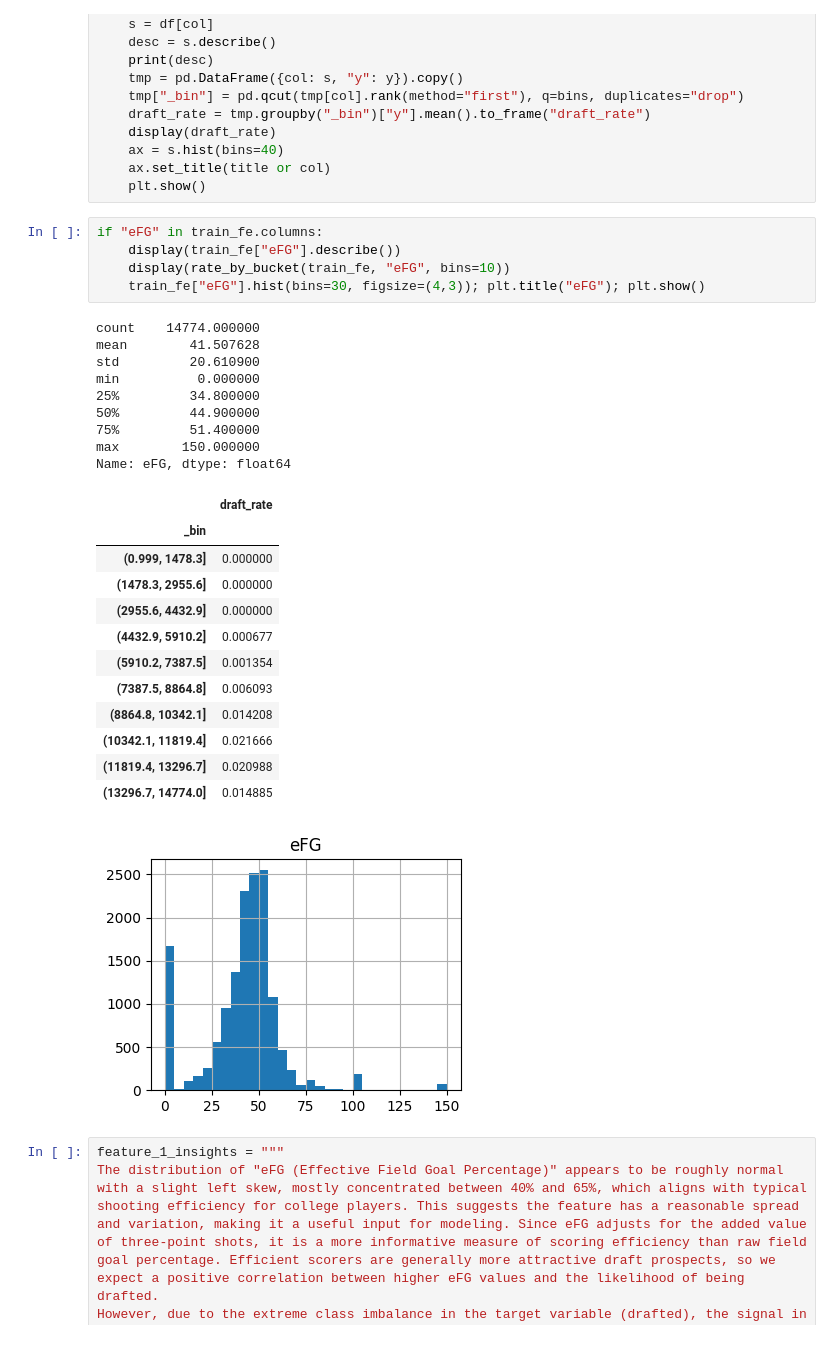
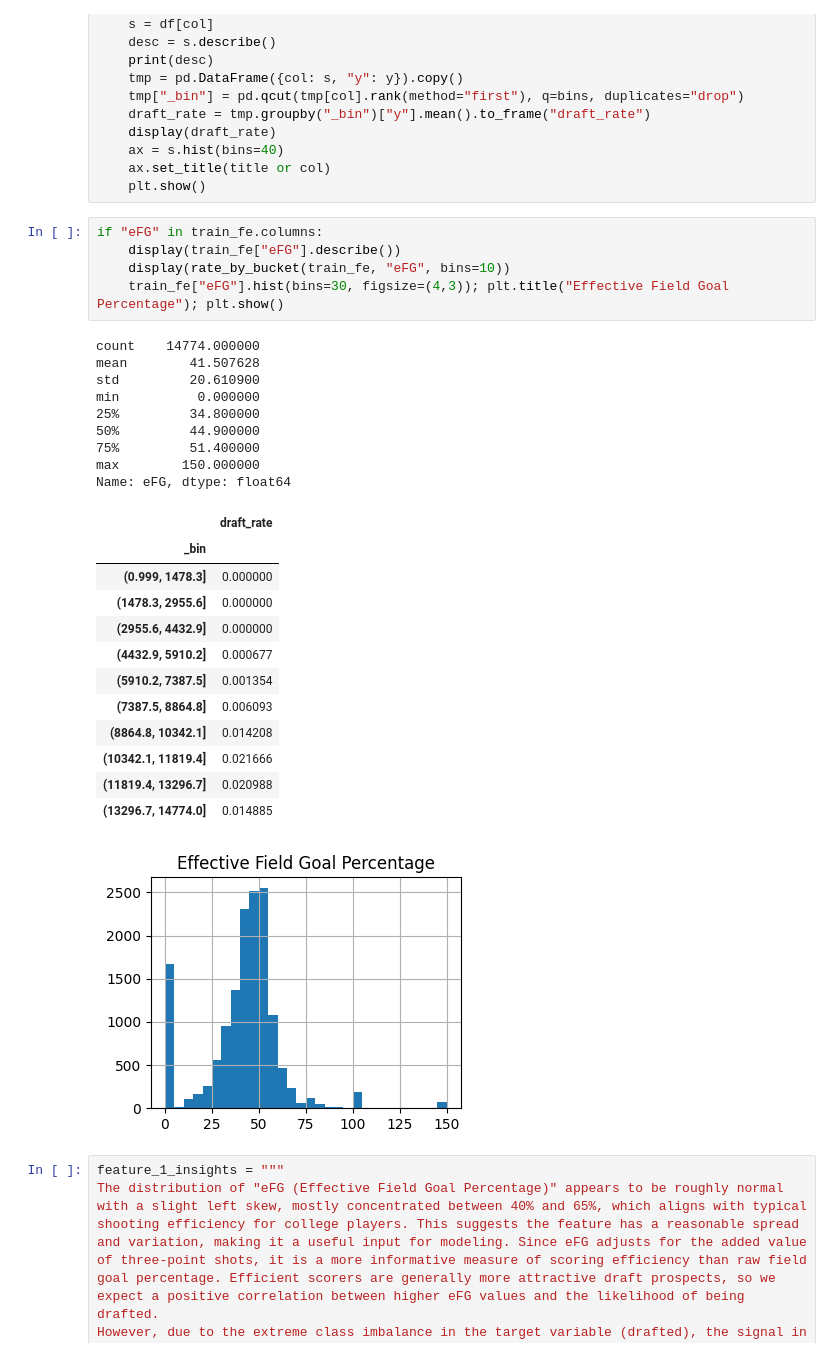
Before and after one commit to NaynaJahan/Performance-Analysis-in-NBA-Draft, a Jupyter notebook: notebooks/36120-25SP-AT1-12-25238736-experiment1.ipynb, the cells around one changed output. Cells and saved outputs as stored; diff of their text form.

```diff
--- a/notebooks/36120-25SP-AT1-12-25238736-experiment1.ipynb
+++ b/notebooks/36120-25SP-AT1-12-25238736-experiment1.ipynb
@@ -489,31 +488,31 @@ def explore_feature(df, col, y, bins=10, title=None):
 # %%
 if "eFG" in train_fe.columns:
     display(train_fe["eFG"].describe())
     display(rate_by_bucket(train_fe, "eFG", bins=10))
-    train_fe["eFG"].hist(bins=30, figsize=(4,3)); plt.title("eFG"); plt.show()
+    train_fe["eFG"].hist(bins=30, figsize=(4,3)); plt.title("Effective Field Goal Percentage"); plt.show()
 # %% [output]
 count    14774.000000
 mean        41.507628
 std         20.610900
 min          0.000000
 25%         34.800000
 50%         44.900000
 75%         51.400000
 max        150.000000
 Name: eFG, dtype: float64
 |  | draft_rate |
 | _bin |  |
 | (0.999, 1478.3] | 0.000000 |
 | (1478.3, 2955.6] | 0.000000 |
 | (2955.6, 4432.9] | 0.000000 |
 | (4432.9, 5910.2] | 0.000677 |
 | (5910.2, 7387.5] | 0.001354 |
 | (7387.5, 8864.8] | 0.006093 |
 | (8864.8, 10342.1] | 0.014208 |
 | (10342.1, 11819.4] | 0.021666 |
 | (11819.4, 13296.7] | 0.020988 |
 | (13296.7, 14774.0] | 0.014885 |
-[figure, old version]
+[figure, new version]
 # %%
 feature_1_insights = """
 The distribution of "eFG (Effective Field Goal Percentage)" appears to be roughly normal with a slight left skew, mostly concentrated between 40% and 65%, which aligns with typical shooting efficiency for college players. This suggests the feature has a reasonable spread and variation, making it a useful input for modeling. Since eFG adjusts for the added value of three-point shots, it is a more informative measure of scoring efficiency than raw field goal percentage. Efficient scorers are generally more attractive draft prospects, so we expect a positive correlation between higher eFG values and the likelihood of being drafted.
```
Also changed, not shown: parts of 7 cells of this notebook, 2 other files.
